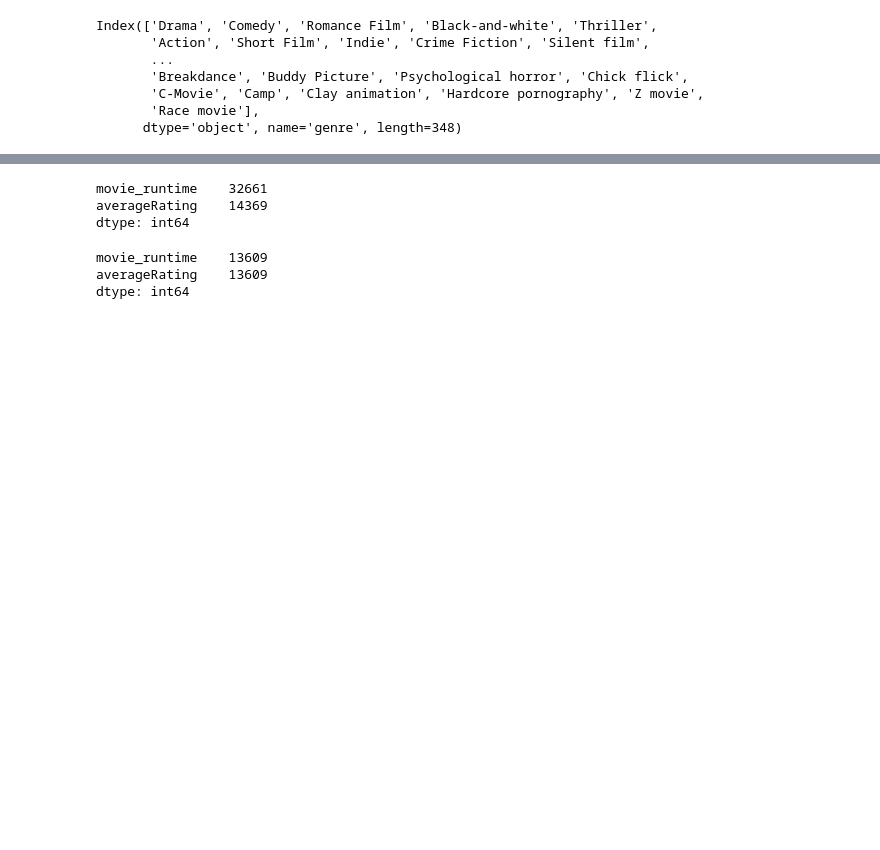
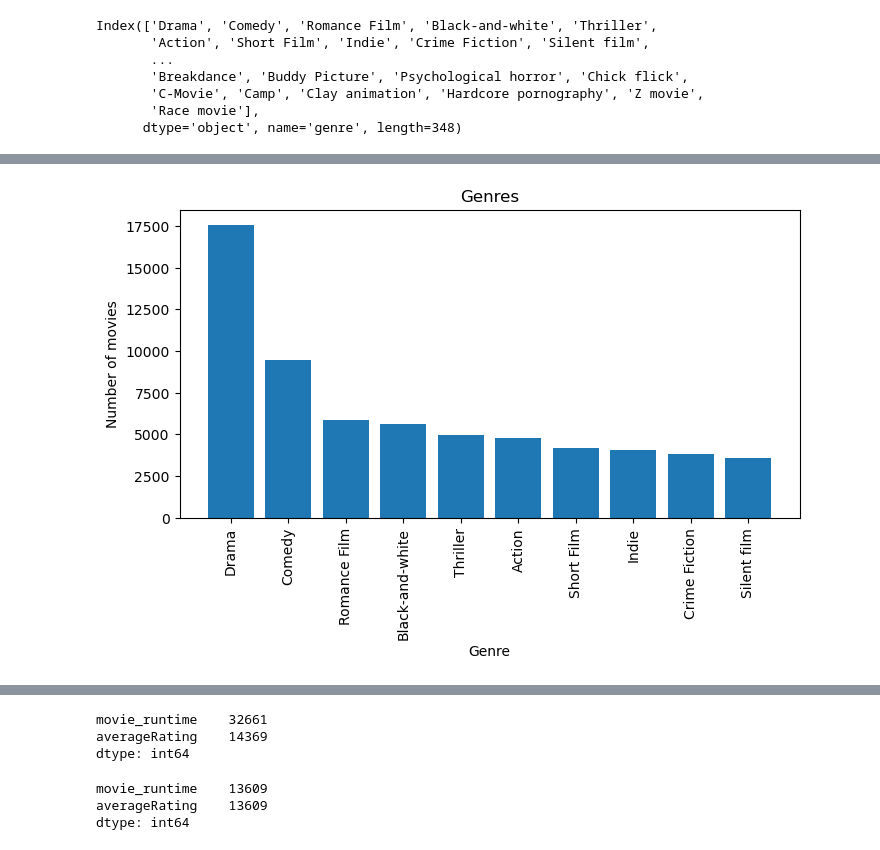
Before and after one commit to epfl-ada/ada-2023-project-zalix, a Jupyter notebook: xiyu.ipynb, the cells around one changed output, grey strips where cells are left out. Saved outputs shown, nothing was run; the diff lists cells and outputs as text; code cells hidden in the pictures; blank space fills up the shorter version.

```diff
--- a/xiyu.ipynb
+++ b/xiyu.ipynb
@@ -227,8 +227,8 @@ Index(['Drama', 'Comedy', 'Romance Film', 'Black-and-white', 'Thriller',
        'Race movie'],
       dtype='object', name='genre', length=348)
 # %%
-#get all the genres that has number of movies more than 2000
-genre=genre[genre>500].copy()
-print(genre.shape)
-print(genre.index)
+# give the top 30 genres that has the largerst number of movies and store them in genre_main
+genre_main = genre[:10]
+print(genre_main.shape)
+print(genre_main.index)
 # %% [output]
@@ -277,0 +239,11 @@ DataFrame is highly fragmented.  This is usually the result of calling `frame.in
+# %%
+#plot the top 10 genres
+plt.figure(figsize=(8, 4))
+plt.bar(genre_main.index, genre_main.values)
+plt.xticks(rotation=90)
+plt.title("Genres")
+plt.xlabel("Genre")
+plt.ylabel("Number of movies")
+plt.show()
+# %% [output]
+[figure, added]
```
Also changed, not shown: parts of 9 cells of this notebook.
